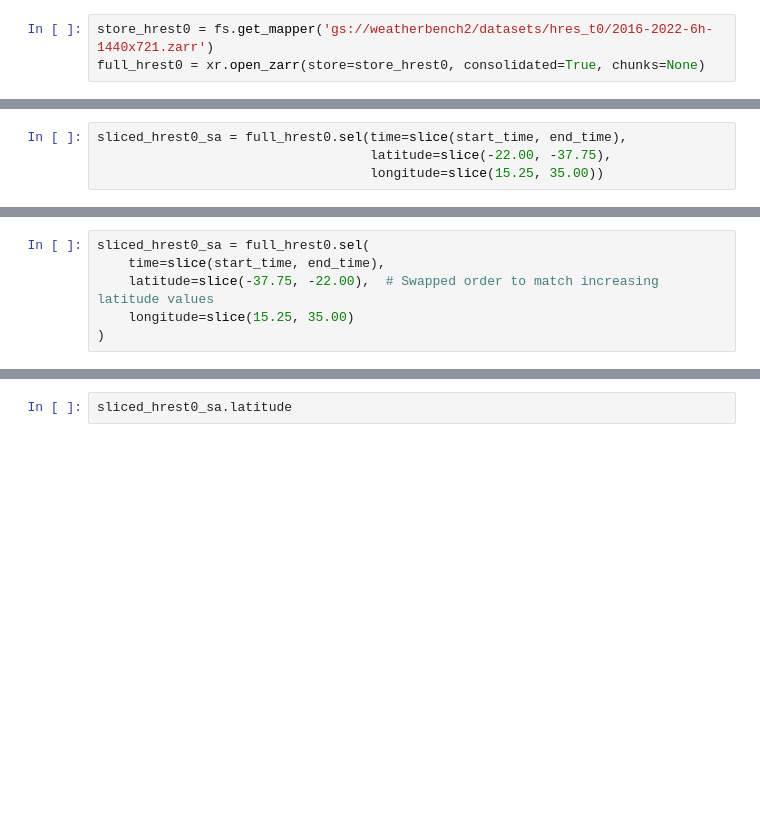
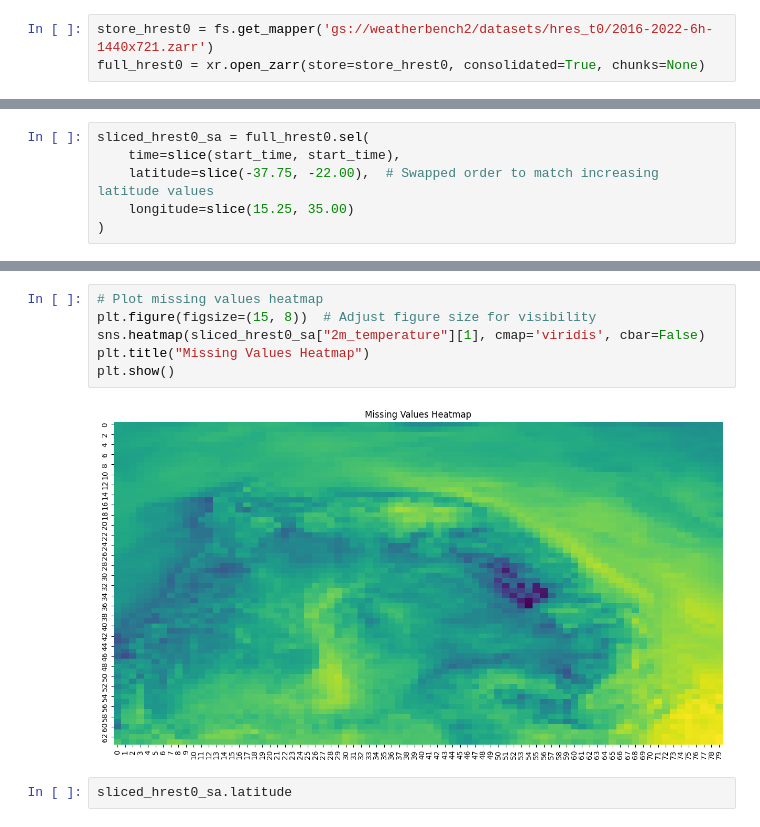
Before and after one commit to verigle/AIMS-PROJECT, a Jupyter notebook: notebooks/prediction_rmse1.ipynb, the cells around one changed output, grey strips where cells are left out. Cells and saved outputs as stored; diff of their text form; blank space fills up the shorter version.

```diff
--- a/notebooks/prediction_rmse1.ipynb
+++ b/notebooks/prediction_rmse1.ipynb
@@ -75,4 +102,6 @@ Data variables: (12/14)
 # %%
-sliced_hrest0_sa = full_hrest0.sel(time=slice(start_time, end_time),
-                                   latitude=slice(-22.00, -37.75),
-                                   longitude=slice(15.25, 35.00))
+sliced_hrest0_sa = full_hrest0.sel(
+    time=slice(start_time, start_time),
+    latitude=slice(-37.75, -22.00),  # Swapped order to match increasing latitude values
+    longitude=slice(15.25, 35.00)
+)
@@ -83,7 +108 @@ SyntaxError: invalid decimal literal (3090912192.py, line 1)
-# %%
-sliced_hrest0_sa = full_hrest0.sel(
-    time=slice(start_time, end_time),
-    latitude=slice(-37.75, -22.00),  # Swapped order to match increasing latitude values
-    longitude=slice(15.25, 35.00)
-)
 # %%
@@ -109,3 +128,11 @@ Data variables: (12/14)
+# %%
+# Plot missing values heatmap
+plt.figure(figsize=(15, 8))  # Adjust figure size for visibility
+sns.heatmap(sliced_hrest0_sa["2m_temperature"][1], cmap='viridis', cbar=False)
+plt.title("Missing Values Heatmap")
+plt.show()
+# %% [output]
+[figure, added]
 # %%
 sliced_hrest0_sa.latitude
 # %% [output]
```
Also changed, not shown: parts of 11 cells of this notebook, 26 other files.
